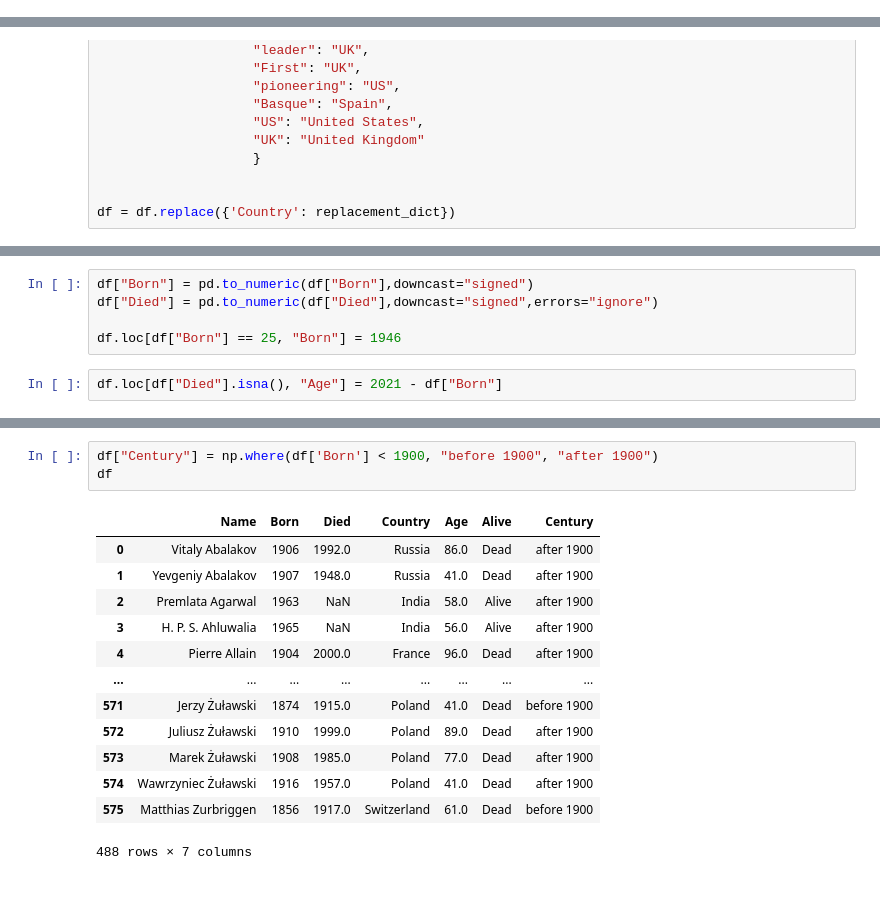
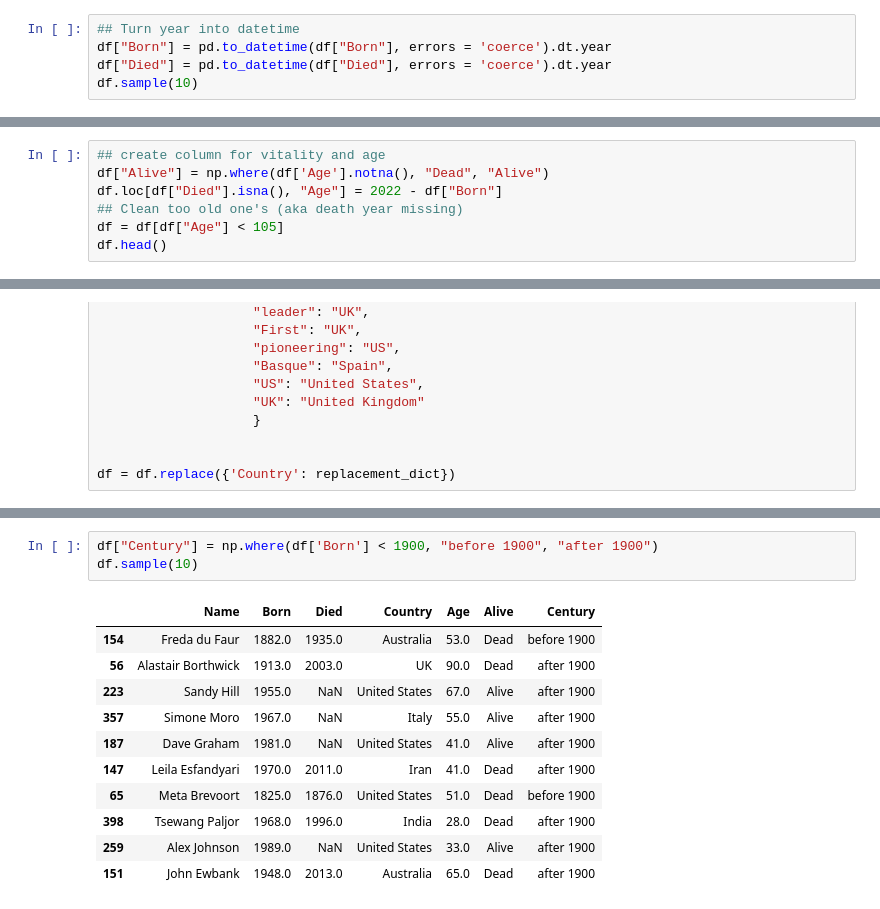
Before and after one commit to dmnkfr/mountaineers, a Jupyter notebook: mountaineers_wiki.ipynb, the cells around one changed output, grey strips where cells are left out. Saved outputs shown, nothing was run; the diff lists cells and outputs as text.

```diff
--- a/mountaineers_wiki.ipynb
+++ b/mountaineers_wiki.ipynb
@@ -236,0 +229,5 @@ df
+# %%
+## Turn year into datetime
+df["Born"] = pd.to_datetime(df["Born"], errors = 'coerce').dt.year
+df["Died"] = pd.to_datetime(df["Died"], errors = 'coerce').dt.year
+df.sample(10)
@@ -236,0 +265,7 @@ df
+# %%
+## create column for vitality and age
+df["Alive"] = np.where(df['Age'].notna(), "Dead", "Alive")
+df.loc[df["Died"].isna(), "Age"] = 2022 - df["Born"]
+## Clean too old one's (aka death year missing)
+df = df[df["Age"] < 105]
+df.head()
@@ -331,7 +362,0 @@ sns.histplot(data=df,x="Alive", hue="Alive", legend=False)
-# %%
-df["Born"] = pd.to_numeric(df["Born"],downcast="signed")
-df["Died"] = pd.to_numeric(df["Died"],downcast="signed",errors="ignore")
-
-df.loc[df["Born"] == 25, "Born"] = 1946
-# %%
-df.loc[df["Died"].isna(), "Age"] = 2021 - df["Born"]
@@ -380,17 +423,15 @@ alive = df[df["Alive"] == "Alive"]
 # %%
 df["Century"] = np.where(df['Born'] < 1900, "before 1900", "after 1900")
-df
+df.sample(10)
 # %% [output]
 |  | Name | Born | Died | Country | Age | Alive | Century |
-| 0 | Vitaly Abalakov | 1906 | 1992.0 | Russia | 86.0 | Dead | after 1900 |
-| 1 | Yevgeniy Abalakov | 1907 | 1948.0 | Russia | 41.0 | Dead | after 1900 |
-| 2 | Premlata Agarwal | 1963 | NaN | India | 58.0 | Alive | after 1900 |
-| 3 | H. P. S. Ahluwalia | 1965 | NaN | India | 56.0 | Alive | after 1900 |
-| 4 | Pierre Allain | 1904 | 2000.0 | France | 96.0 | Dead | after 1900 |
-| ... | ... | ... | ... | ... | ... | ... | ... |
-| 571 | Jerzy Żuławski | 1874 | 1915.0 | Poland | 41.0 | Dead | before 1900 |
-| 572 | Juliusz Żuławski | 1910 | 1999.0 | Poland | 89.0 | Dead | after 1900 |
-| 573 | Marek Żuławski | 1908 | 1985.0 | Poland | 77.0 | Dead | after 1900 |
-| 574 | Wawrzyniec Żuławski | 1916 | 1957.0 | Poland | 41.0 | Dead | after 1900 |
-| 575 | Matthias Zurbriggen | 1856 | 1917.0 | Switzerland | 61.0 | Dead | before 1900 |
+| 154 | Freda du Faur | 1882.0 | 1935.0 | Australia | 53.0 | Dead | before 1900 |
+| 56 | Alastair Borthwick | 1913.0 | 2003.0 | UK | 90.0 | Dead | after 1900 |
+| 223 | Sandy Hill | 1955.0 | NaN | United States | 67.0 | Alive | after 1900 |
+| 357 | Simone Moro | 1967.0 | NaN | Italy | 55.0 | Alive | after 1900 |
+| 187 | Dave Graham | 1981.0 | NaN | United States | 41.0 | Alive | after 1900 |
+| 147 | Leila Esfandyari | 1970.0 | 2011.0 | Iran | 41.0 | Dead | after 1900 |
+| 65 | Meta Brevoort | 1825.0 | 1876.0 | United States | 51.0 | Dead | before 1900 |
+| 398 | Tsewang Paljor | 1968.0 | 1996.0 | India | 28.0 | Dead | after 1900 |
+| 259 | Alex Johnson | 1989.0 | NaN | United States | 33.0 | Alive | after 1900 |
+| 151 | John Ewbank | 1948.0 | 2013.0 | Australia | 65.0 | Dead | after 1900 |
-488 rows × 7 columns
```
Also changed, not shown: parts of 64 cells of this notebook, 2 other files.
